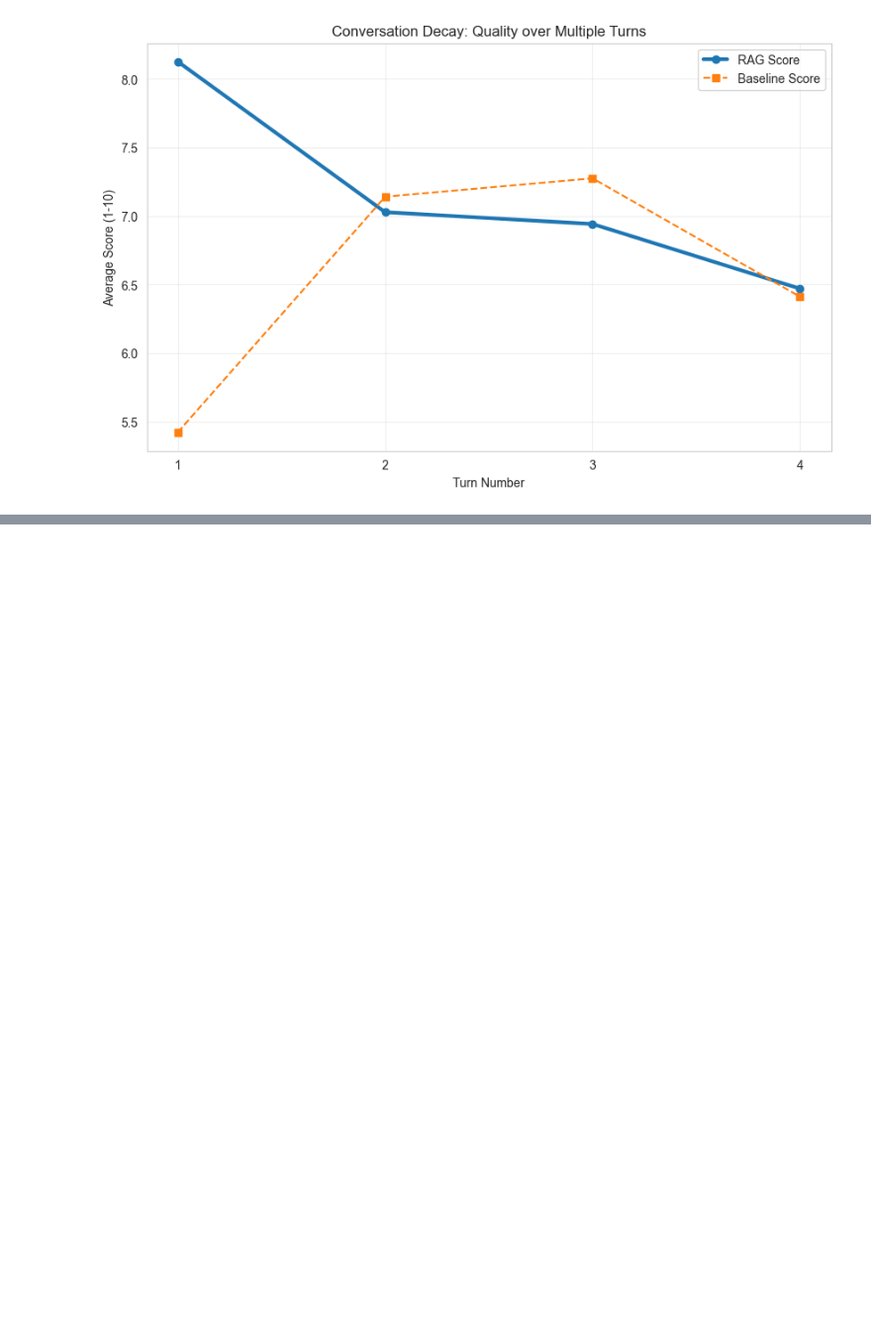
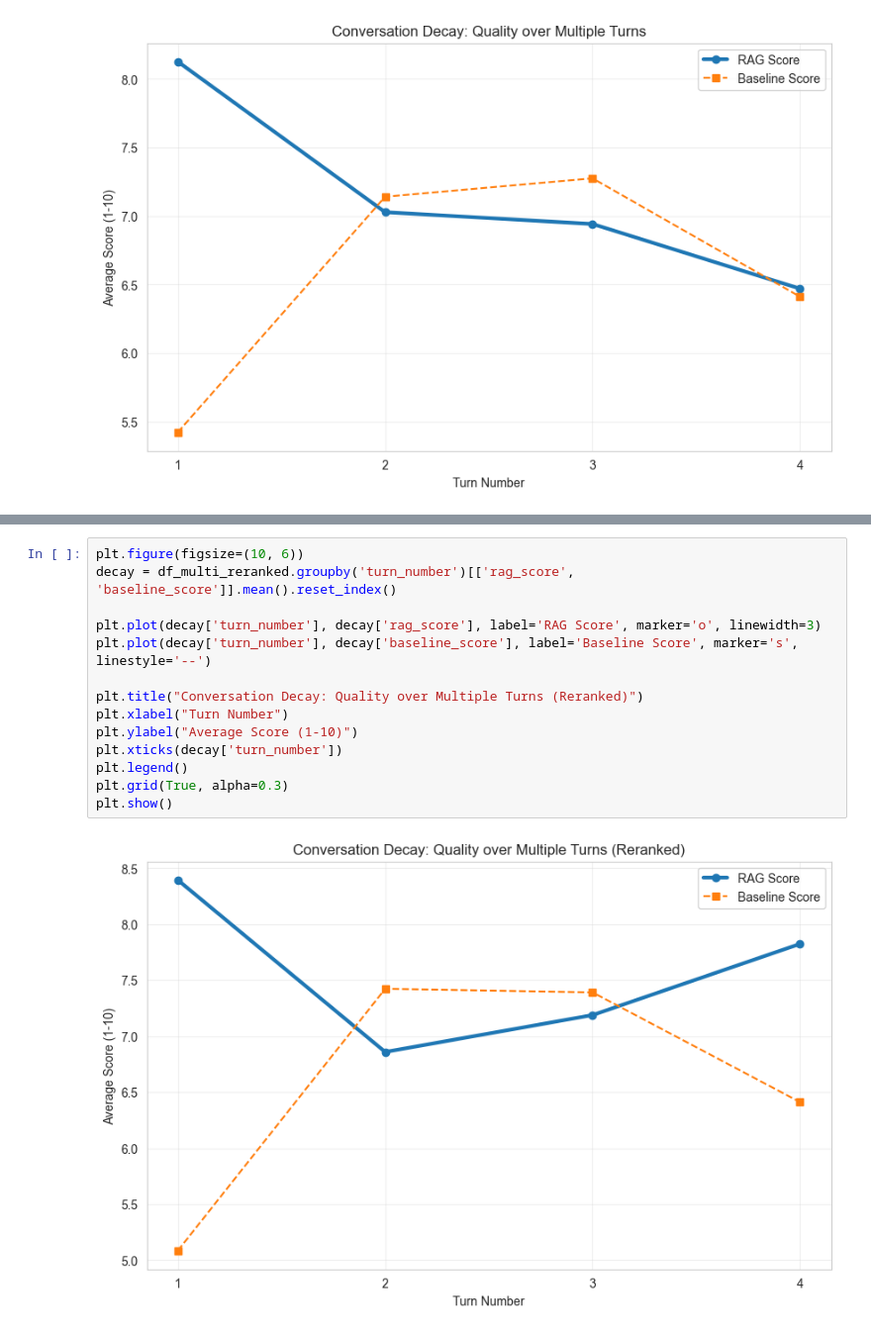
Before and after one commit to Arthurreuss/RAG_AI_Act, a Jupyter notebook: noteboooks/evaluation.ipynb, the cells around one changed output, grey strips where cells are left out. Shown at 99% size. Cells and saved outputs as stored; diff of their text form; blank space fills up the shorter version.

```diff
--- a/noteboooks/evaluation.ipynb
+++ b/noteboooks/evaluation.ipynb
@@ -79,0 +141,16 @@ plt.show()
+# %%
+plt.figure(figsize=(10, 6))
+decay = df_multi_reranked.groupby('turn_number')[['rag_score', 'baseline_score']].mean().reset_index()
+
+plt.plot(decay['turn_number'], decay['rag_score'], label='RAG Score', marker='o', linewidth=3)
+plt.plot(decay['turn_number'], decay['baseline_score'], label='Baseline Score', marker='s', linestyle='--')
+
+plt.title("Conversation Decay: Quality over Multiple Turns (Reranked)")
+plt.xlabel("Turn Number")
+plt.ylabel("Average Score (1-10)")
+plt.xticks(decay['turn_number'])
+plt.legend()
+plt.grid(True, alpha=0.3)
+plt.show()
+# %% [output]
+[figure, added]
```
Also changed, not shown: parts of 8 cells of this notebook, 2 other files.
